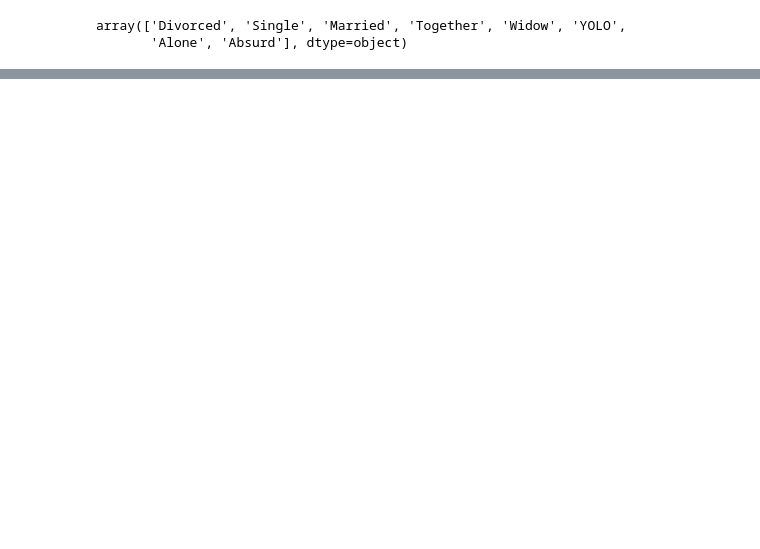
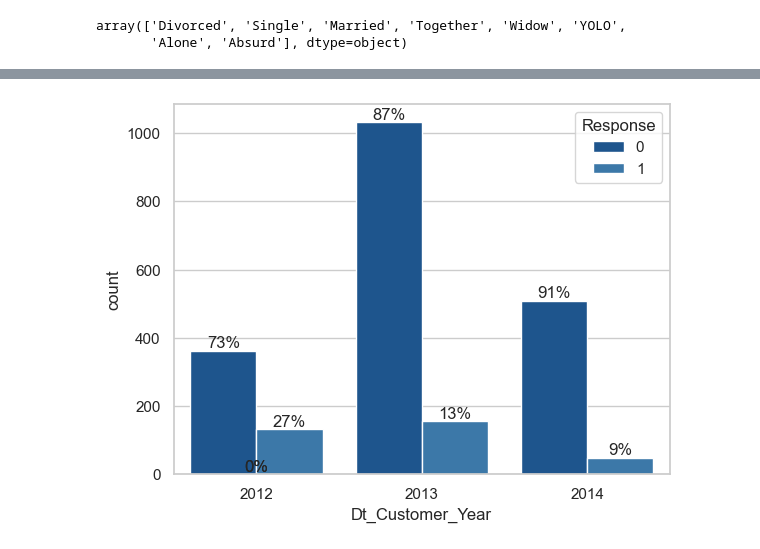
Before and after one commit to FemasAriandaRizki/marketing_analisis, a Jupyter notebook: marketing_analysis.ipynb, the cells around one changed output, grey strips where cells are left out. Cells and saved outputs as stored; diff of their text form; code cells hidden in the pictures; blank space fills up the shorter version.

```diff
--- a/marketing_analysis.ipynb
+++ b/marketing_analysis.ipynb
@@ -331,0 +373,7 @@ df['Marital_Status'] = df['Marital_Status'].apply(lambda x: 'Single' if str(x) i
+# %%
+ax = sns.countplot(x='Dt_Customer_Year', hue='Response', data=df)
+barPerc(df, 'Dt_Customer_Year', ax)
+
+# Semakin lama customer sudah join, maka semakin besar kemungkinan customer akan menerima penawaran campaign
+# %% [output]
+[figure, added]
```
Also changed, not shown: parts of 9 cells of this notebook.
